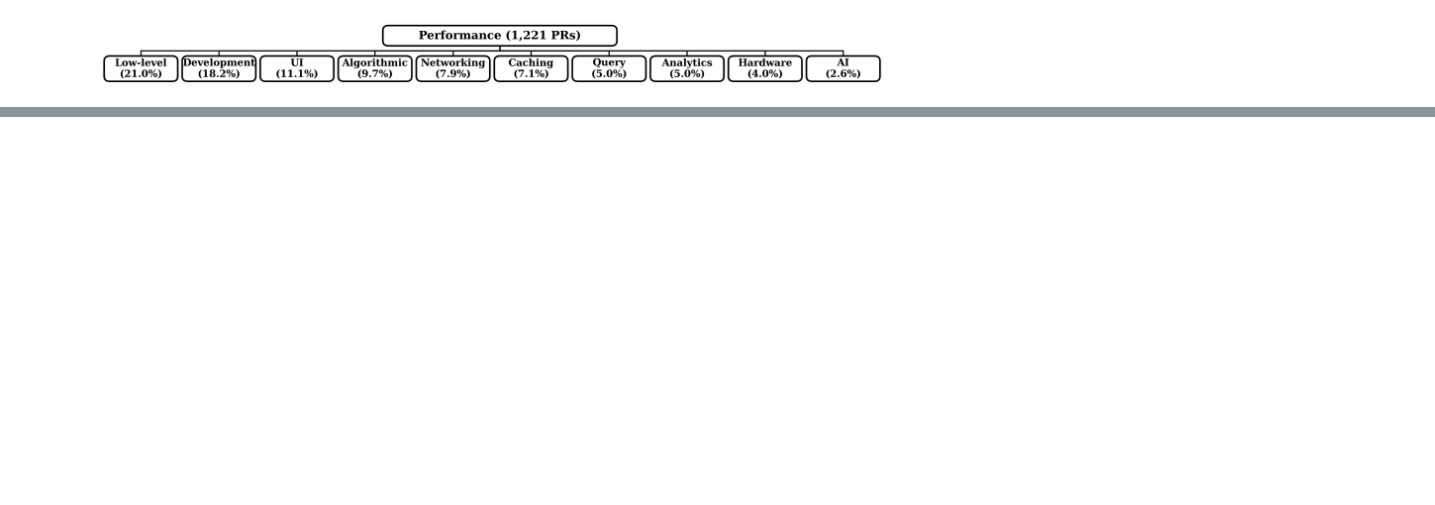
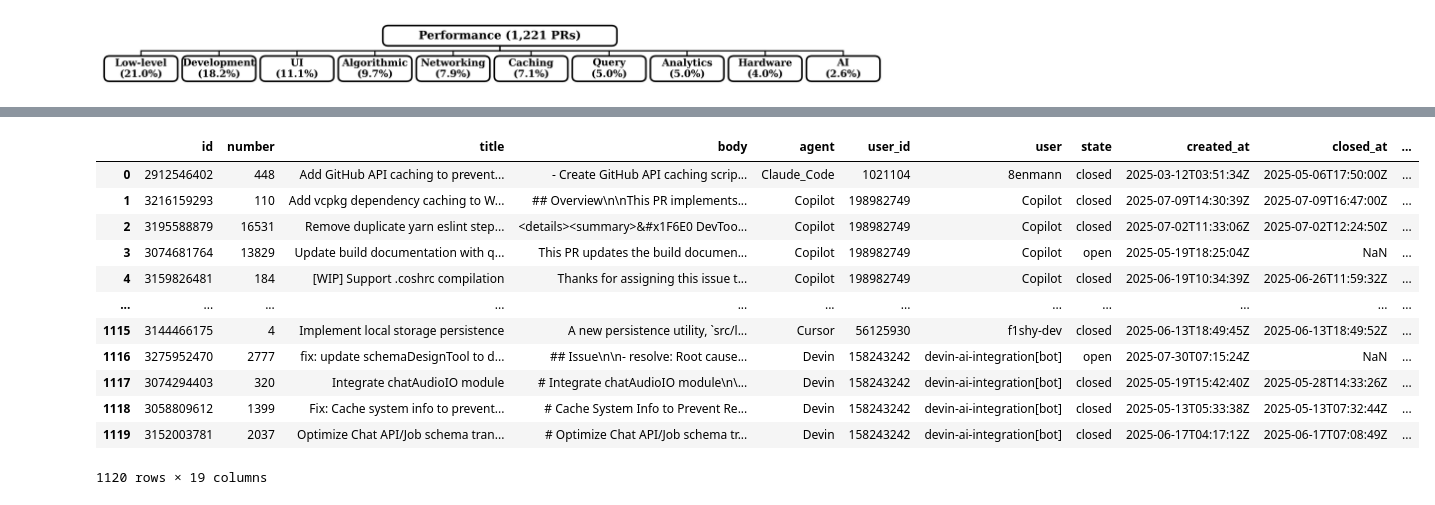
Before and after one commit to nahidul-opu/MSR-MiningChallenge26, a Jupyter notebook: RQ1.ipynb, the cells around one changed output, grey strips where cells are left out. Saved outputs shown, nothing was run; the diff lists cells and outputs as text; code cells hidden in the pictures; blank space fills up the shorter version.

```diff
--- a/RQ1.ipynb
+++ b/RQ1.ipynb
@@ -406,3 +409,28 @@ plt.savefig("./Outputs/Figures/RQ1_Performance_PR_Tree.pdf", dpi=300, format='pd
 plt.show()
 # %% [output]
 [figure]
+# %%
+topics = {}
+for topic_file in glob.glob(os.path.join(TOPIC_DIR, "*.csv")):
+    if "-1" not in topic_file:
+        topic_name = os.path.basename(topic_file).replace(".csv", "")
+        df = pd.read_csv(topic_file)
+        topics[topic_name] = df
+
+category_dfs = {}
+for category, topic_list in category_map.items():
+    dfs_to_concat = []
+    for topic in topic_list:
+        df = topics[topic].copy()
+        df['topic_name'] = topic_map.get(topic, topic)
+        df['category'] = category
+        dfs_to_concat.append(df)
+
+    if dfs_to_concat:
+        category_dfs[category] = pd.concat(dfs_to_concat, ignore_index=True)
+
+total = 0
+for category, df in category_dfs.items():
+    total += len(df)
+    print(f"{category}: {len(df)} PRs")
+print(f"Total PRs across all categories: {total}")
@@ -408,0 +449,17 @@ plt.show()
+# %%
+all_categories_df = pd.concat(category_dfs.values(), ignore_index=True)
+all_categories_df
+# %% [output]
+|  | id | number | title | body | agent | user_id | user | state | created_at | closed_at | ... |
+| 0 | 2912546402 | 448 | Add GitHub API caching to prevent... | - Create GitHub API caching scrip... | Claude_Code | 1021104 | 8enmann | closed | 2025-03-12T03:51:34Z | 2025-05-06T17:50:00Z | ... |
+| 1 | 3216159293 | 110 | Add vcpkg dependency caching to W... | ## Overview\n\nThis PR implements... | Copilot | 198982749 | Copilot | closed | 2025-07-09T14:30:39Z | 2025-07-09T16:47:00Z | ... |
+| 2 | 3195588879 | 16531 | Remove duplicate yarn eslint step... | <details><summary>&#x1F6E0 DevToo... | Copilot | 198982749 | Copilot | closed | 2025-07-02T11:33:06Z | 2025-07-02T12:24:50Z | ... |
+| 3 | 3074681764 | 13829 | Update build documentation with q... | This PR updates the build documen... | Copilot | 198982749 | Copilot | open | 2025-05-19T18:25:04Z | NaN | ... |
+| 4 | 3159826481 | 184 | [WIP] Support .coshrc compilation | Thanks for assigning this issue t... | Copilot | 198982749 | Copilot | closed | 2025-06-19T10:34:39Z | 2025-06-26T11:59:32Z | ... |
+| ... | ... | ... | ... | ... | ... | ... | ... | ... | ... | ... | ... |
+| 1115 | 3144466175 | 4 | Implement local storage persistence | A new persistence utility, `src/l... | Cursor | 56125930 | f1shy-dev | closed | 2025-06-13T18:49:45Z | 2025-06-13T18:49:52Z | ... |
+| 1116 | 3275952470 | 2777 | fix: update schemaDesignTool to d... | ## Issue\n\n- resolve: Root cause... | Devin | 158243242 | devin-ai-integration[bot] | open | 2025-07-30T07:15:24Z | NaN | ... |
+| 1117 | 3074294403 | 320 | Integrate chatAudioIO module | # Integrate chatAudioIO module\n\... | Devin | 158243242 | devin-ai-integration[bot] | closed | 2025-05-19T15:42:40Z | 2025-05-28T14:33:26Z | ... |
+| 1118 | 3058809612 | 1399 | Fix: Cache system info to prevent... | # Cache System Info to Prevent Re... | Devin | 158243242 | devin-ai-integration[bot] | closed | 2025-05-13T05:33:38Z | 2025-05-13T07:32:44Z | ... |
+| 1119 | 3152003781 | 2037 | Optimize Chat API/Job schema tran... | # Optimize Chat API/Job schema tr... | Devin | 158243242 | devin-ai-integration[bot] | closed | 2025-06-17T04:17:12Z | 2025-06-17T07:08:49Z | ... |
+1120 rows × 19 columns
```
Also changed, not shown: parts of 6 cells of this notebook, 13 other files.
